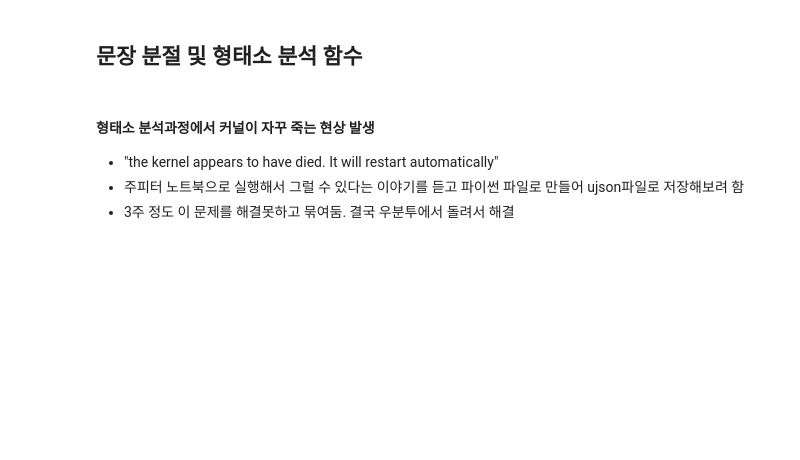
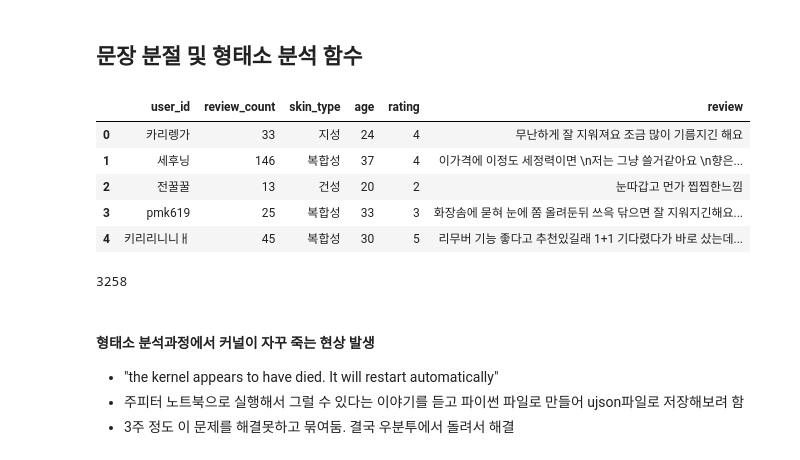
Before and after one commit to KANG91/Cosmetic_Review_Analysis, a Jupyter notebook: 3_Get_most_common_Nouns_and_Adjectives.ipynb, the cells around one changed output. Cells and saved outputs as stored; diff of their text form; code cells hidden in the pictures; blank space fills up the shorter version.

```diff
--- a/3_Get_most_common_Nouns_and_Adjectives.ipynb
+++ b/3_Get_most_common_Nouns_and_Adjectives.ipynb
@@ -20,5 +20,7 @@ GlowPick_reviews.head()
+# %%
+JVM_PATH = "C:/Program Files/Java/jdk-10.0.2/bin/server/jvm.dll"
 # %%
-komoran = Komoran()
+komoran = Komoran(jvmpath = JVM_PATH)
 # %% [markdown]
 ## 문장 분절 및 형태소 분석 함수
 # %%
@@ -50,3 +52,23 @@ def review_to_morph_anal(df, start, end) :
         result.append(dic)
 
     return result
+# %%
+for idx, review in enumerate(Glow["review"][start : end]) :
+    splited_sentence = split_sentences(review)
+    for splited in splited_sentence :
+        if len(splited) == 0 :
+            continue
+        morph_sentence = komoran.pos(splited.strip())
+        dic = {word: morph for word, morph in morph_sentence}
+    result.append(dic)
+# %% [output]
+|  | user_id | review_count | skin_type | age | rating | review |
+| 0 | 카리렝가 | 33 | 지성 | 24 | 4 | 무난하게 잘 지워져요 조금 많이 기름지긴 해요 |
+| 1 | 세후닝 | 146 | 복합성 | 37 | 4 | 이가격에 이정도 세정력이면 \n저는 그냥 쓸거같아요 \n향은... |
+| 2 | 전꿀꿀 | 13 | 건성 | 20 | 2 | 눈따갑고 먼가 찝찝한느낌 |
+| 3 | pmk619 | 25 | 복합성 | 33 | 3 | 화장솜에 묻혀 눈에 쫌 올려둔뒤 쓰윽 닦으면 잘 지워지긴해요... |
+| 4 | 키리리니니ㅐ | 45 | 복합성 | 30 | 5 | 리무버 기능 좋다고 추천있길래 1+1 기다렸다가 바로 샀는데... |
+# %%
+len(GlowPick_reviews)
+# %% [output]
+3258
```
Also changed, not shown: parts of 3 cells of this notebook, 6 other files.
